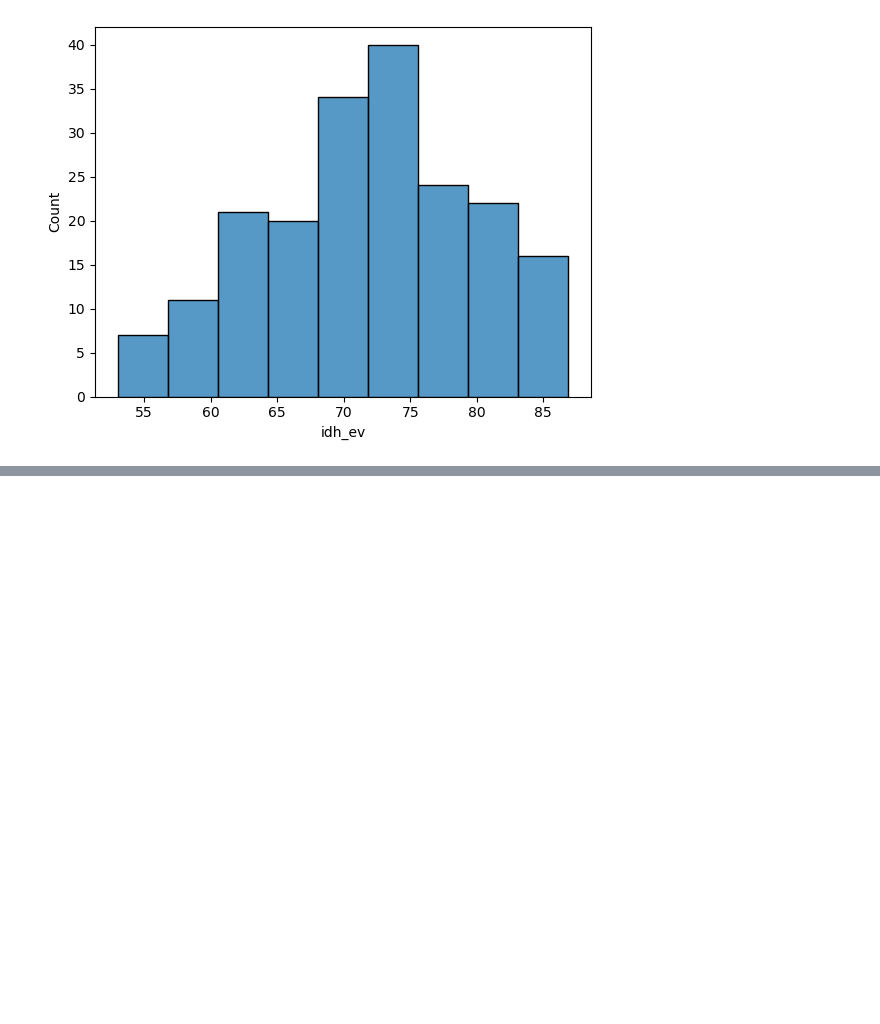
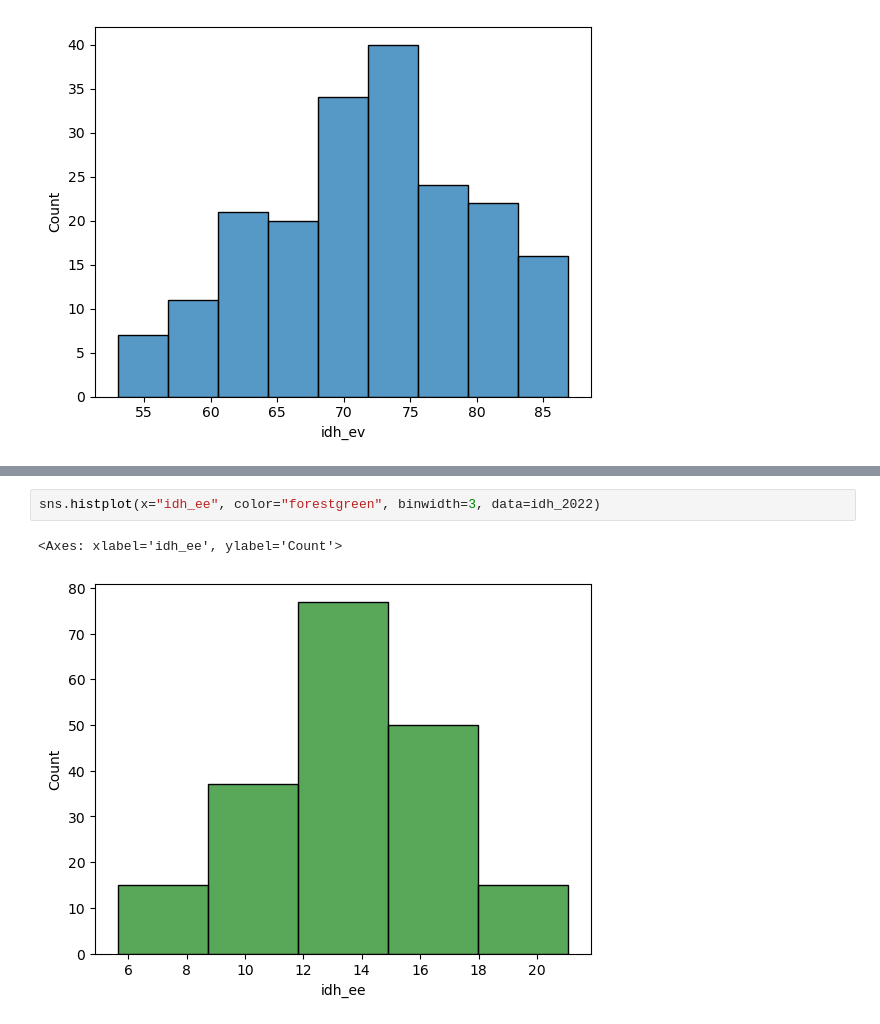
Before and after one commit to lthevenard/curso_prog, a Jupyter notebook: assets/_hidden/aula4.ipynb, the cells around one changed output, grey strips where cells are left out. Drawn from its saved outputs; the diff is of its cells as text; blank space fills up the shorter version.

```diff
--- a/assets/_hidden/aula4.ipynb
+++ b/assets/_hidden/aula4.ipynb
@@ -75,0 +121,5 @@ sns.histplot(x="idh_ee", data=idh_2022)
+# %%
+sns.histplot(x="idh_ee", color="forestgreen", binwidth=3, data=idh_2022)
+# %% [output]
+<Axes: xlabel='idh_ee', ylabel='Count'>
+[figure, added]
```
Also changed, not shown: parts of 15 cells of this notebook.
